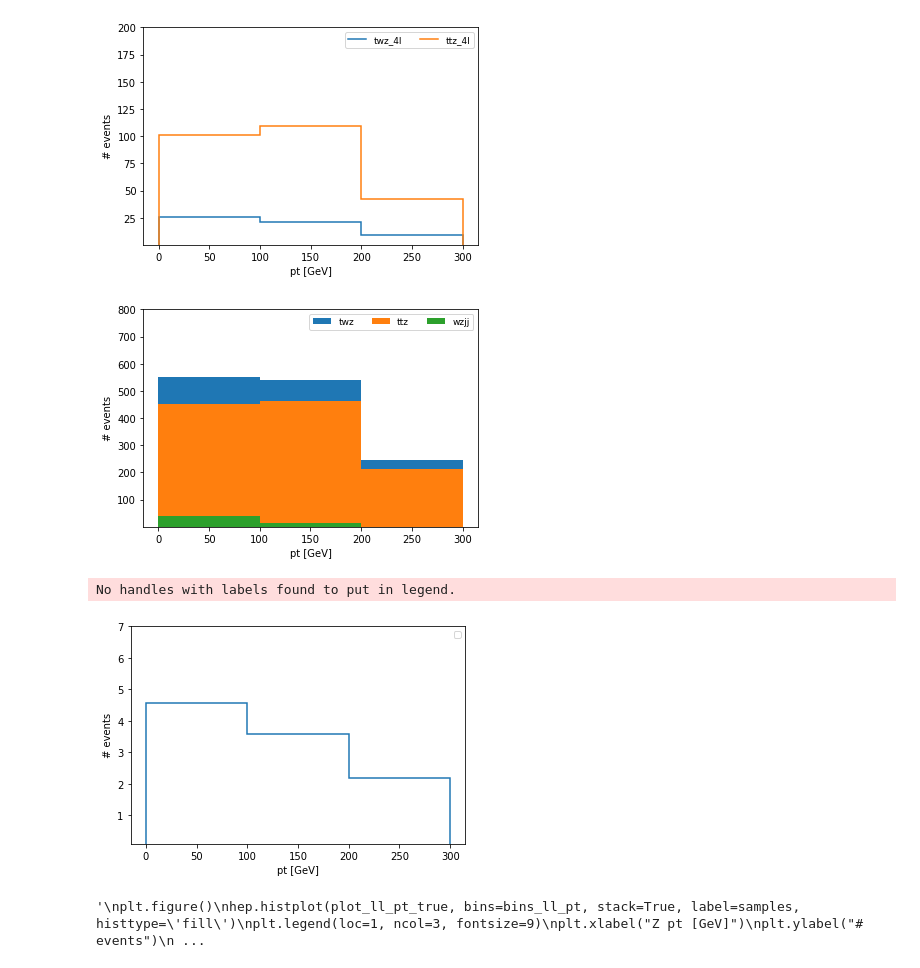
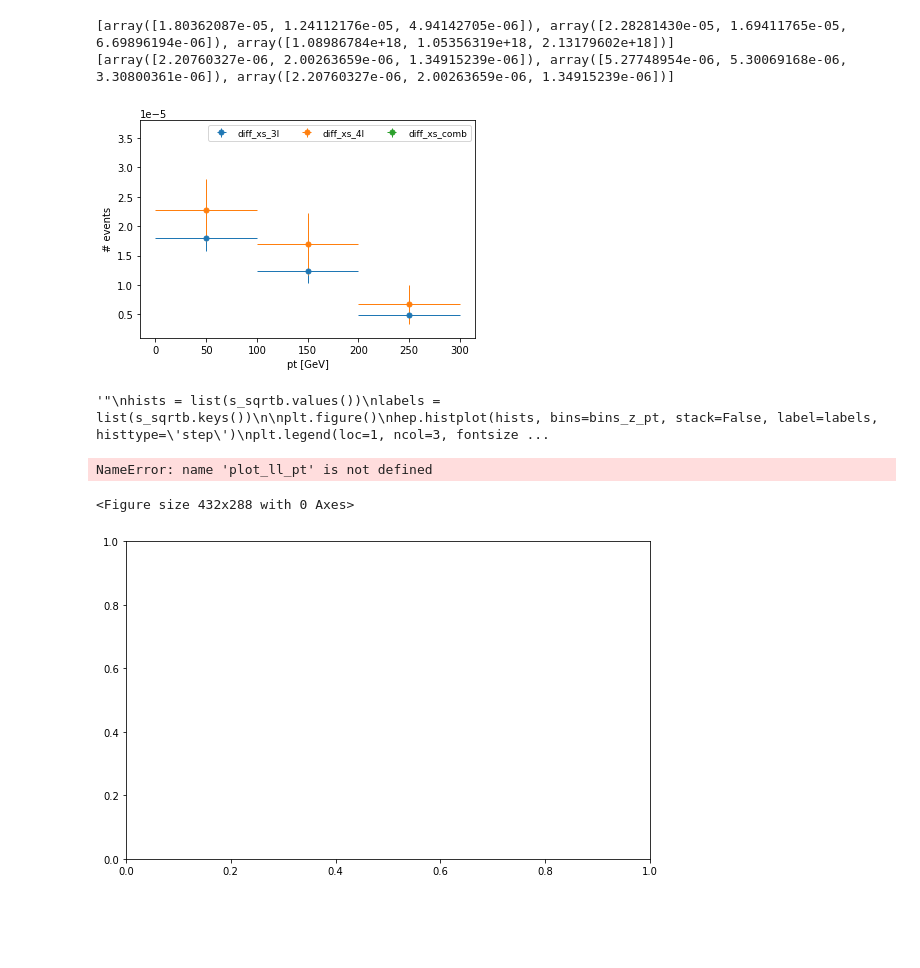
Before and after one commit to keaveney/UCT3rdYearLabATLASOpenData, a Jupyter notebook: Delphes_tWZ_combine.ipynb, the cells around one changed output. Drawn from its saved outputs; the diff is of its cells as text; code cells hidden in the pictures; blank space fills up the shorter version.

```diff
--- a/Delphes_tWZ_combine.ipynb
+++ b/Delphes_tWZ_combine.ipynb
@@ -26,26 +141,50 @@ twz_diff_xsec = yi
 plot_zpt_diff_xs = []
 plot_zpt_diff_xs_true = []
 
-bins_ll_pt = np.linspace(0.0, 300.0, num=4)
+bins_z_pt = np.linspace(0.0, 300.0, num=4)
 
-hists = list(yields.values())
-labels = list(yields.keys())
+hists = list(diff_xs.values())
+bin_unc = list(diff_xs_abs_unc.values())
+
+labels = list(diff_xs.keys())
+
+print(hists)
+print(bin_unc)
 
 plt.figure()
-hep.histplot(hists, bins=bins_ll_pt, stack=False, label=labels, histtype='step')
+hep.histplot(hists, bins=bins_z_pt,  xerr=True, yerr=bin_unc, stack=False, label=labels, histtype='errorbar')
 plt.legend(loc=1, ncol=3, fontsize=9)
 plt.xlabel("pt [GeV]")
 plt.ylabel("# events")
 #plt.yscale('log')
-plt.ylim([0.1, 200])
+plt.ylim([0.000001, 0.000038])
 plt.show()
+
+
+""""
+hists = list(s_sqrtb.values())
+labels = list(s_sqrtb.keys())
+
+plt.figure()
+hep.histplot(hists, bins=bins_z_pt, stack=False, label=labels, histtype='step')
+plt.legend(loc=1, ncol=3, fontsize=9)
+plt.xlabel("pt [GeV]")
+plt.ylabel("# events")
+#plt.yscale('log')
+plt.ylim([0.1, 10])
+plt.show()
+"""
 # %% [output]
+[array([1.80362087e-05, 1.24112176e-05, 4.94142705e-06]), array([2.28281430e-05, 1.69411765e-05, 6.69896194e-06]), array([1.08986784e+18, 1.05356319e+18, 2.13179602e+18])]
+[array([2.20760327e-06, 2.00263659e-06, 1.34915239e-06]), array([5.27748954e-06, 5.30069168e-06, 3.30800361e-06]), array([2.20760327e-06, 2.00263659e-06, 1.34915239e-06])]
-[figure, old version]
+[figure, new version]
+'"\nhists = list(s_sqrtb.values())\nlabels = list(s_sqrtb.keys())\n\nplt.figure()\nhep.histplot(hists, bins=bins_z_pt, stack=False, label=labels, histtype=\'step\')\nplt.legend(loc=1, ncol=3, fontsize ...
 # %%
 #bin_width = bins_ll_pt[1] - bins_ll_pt[0]
 #diff_xs = plot_ll_pt[0]/(intLumi*bin_width)#
 
 plt.figure()
+fig, ax = plt.subplots(figsize=(8, 5), tight_layout=True)
 hep.histplot(plot_ll_pt, bins=bins_ll_pt, stack=True, label=samples, histtype='fill')
 plt.legend(loc=1, ncol=3, fontsize=9)
 plt.xlabel("pt [GeV]")
@@ -108,37 +247,36 @@ plt.ylim([0.1, 300])
 plt.show()
 
 plt.figure()
 hep.histplot(plot_nbtag, bins=bins_nbtag, stack=False, label=samples, histtype='step')
 plt.legend(loc=1, ncol=3, fontsize=9)
 plt.xlabel("n btags")
 plt.ylabel("# events")
 #plt.yscale('log')
 plt.ylim([0.1, 25000])
 plt.show()
 
 plt.figure()
 hep.histplot(plot_njet, bins=bins_njet, stack=False, label=samples, histtype='step')
 plt.legend(loc=1, ncol=3, fontsize=9)
 plt.xlabel("n jets")
 plt.ylabel("# events")
 #plt.yscale('log')
 plt.ylim([0.1, 13000])
 plt.show()
 
 plt.figure()
 hep.histplot(plot_ht, bins=bins_ht, stack=True, label=samples, histtype='fill')
 plt.legend(loc=1, ncol=3, fontsize=9)
 plt.xlabel("ht")
 plt.ylabel("# events")
 #plt.yscale('log')
 plt.ylim([0.1, 3075])
 plt.show()
 """
 # %% [output]
+NameError: name 'plot_ll_pt' is not defined
+<Figure size 432x288 with 0 Axes>
-[figure, old version]
+[figure, new version]
-No handles with labels found to put in legend.
-[figure, removed]
-'\nplt.figure()\nhep.histplot(plot_ll_pt_true, bins=bins_ll_pt, stack=True, label=samples, histtype=\'fill\')\nplt.legend(loc=1, ncol=3, fontsize=9)\nplt.xlabel("Z pt [GeV]")\nplt.ylabel("# events")\n ...
 # %%
 bins_pt_true_mu = np.linspace(0.0, 100.0, num=30)
 bins_eta_true_mu = np.linspace(-5.0, 5.0, num=20)
```
Also changed, not shown: parts of 3 cells of this notebook, 3 other files.
